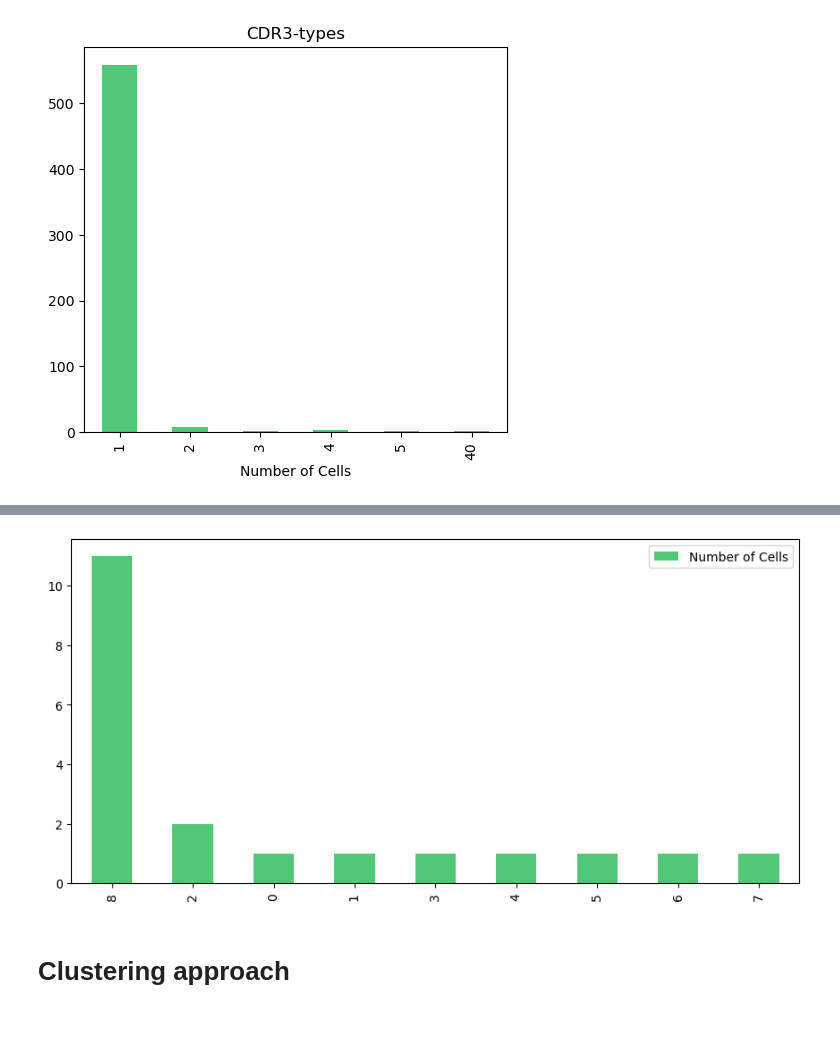
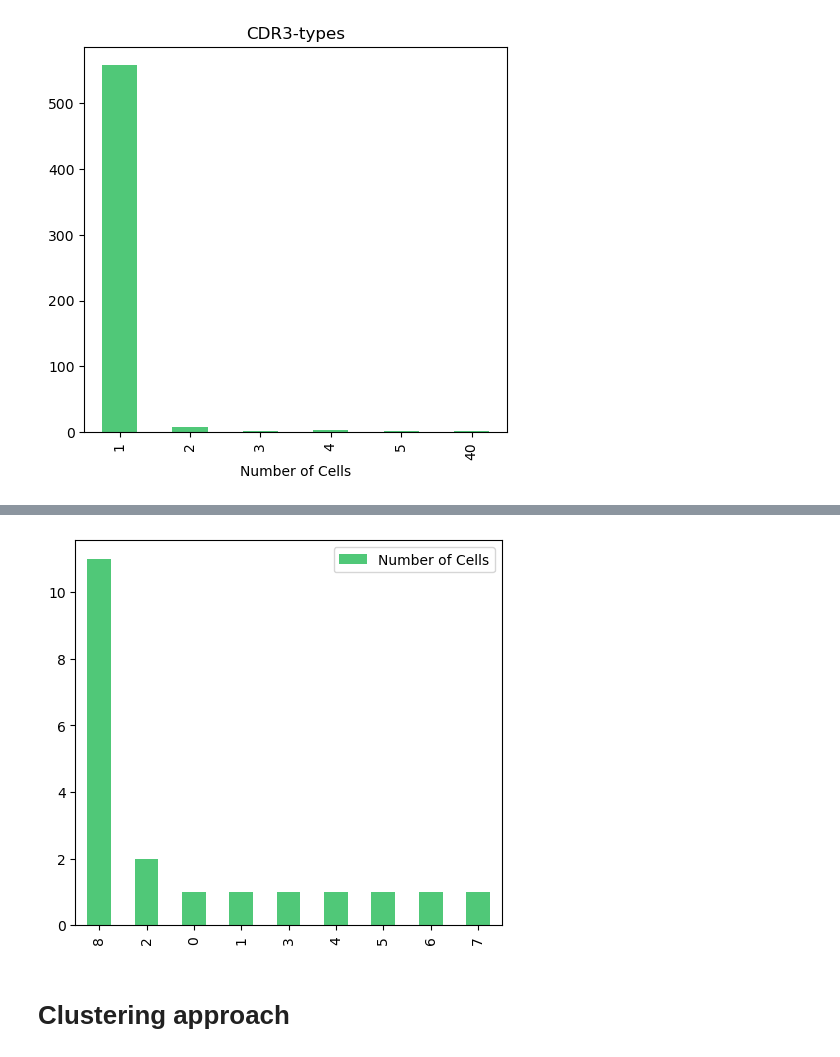
Before and after one commit to Perik-Zavodskii/TCRscape, a Jupyter notebook: TCRscape.ipynb, the cells around one changed output, grey strips where cells are left out. Saved outputs shown, nothing was run; the diff lists cells and outputs as text; code cells hidden in the pictures; blank space fills up the shorter version.

```diff
--- a/TCRscape.ipynb
+++ b/TCRscape.ipynb
@@ -434,13 +411,13 @@ plt.show()
 # %%
-# Visualize and save Top 50 GD-CDR3-types
-GD_cdr3_vis = GD_cdr3_counts.iloc[:50,:]
-GD_cdr3_vis.plot(kind='bar',y='Number of Cells',color='#50C878',figsize=(10.5,5))
+# Visualize and save Top 25 GD-CDR3-types
+GD_cdr3_vis = GD_cdr3_counts.iloc[:25,:]
+GD_cdr3_vis.plot(kind='bar',y='Number of Cells',color='#50C878',figsize=(5.5,5))
 plt.savefig('Clonosort CDR3 GD.png', bbox_inches='tight')
 # GD_cdr3_counts.to_excel('GD_cdr3_counts.xlsx')
 GD_cdr3_counts.to_csv('GD_cdr3_counts.csv')
 plt.show()
 # %% [output]
-[figure, old version]
+[figure, new version]
 # %% [markdown]
 # Clustering approach
 # %%
```
Also changed, not shown: parts of 7 cells of this notebook.
